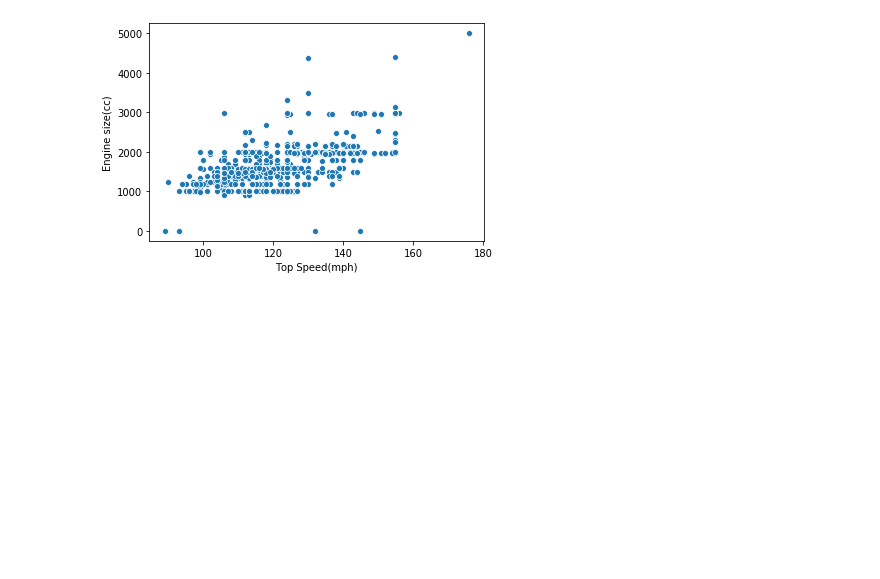
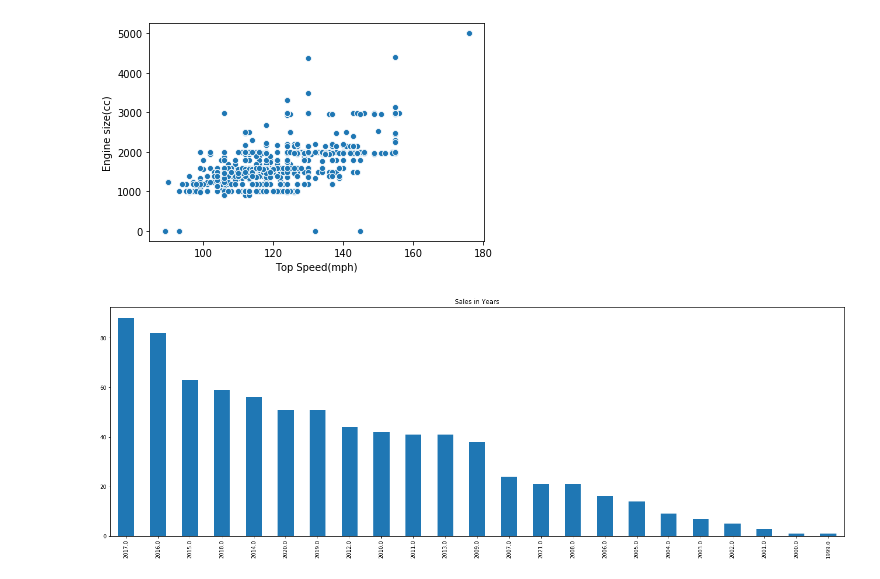
Before and after one commit to ShikharGhimire/ScrapeTheGum, a Jupyter notebook: fiveseatercars.ipynb, the cells around one changed output. Saved outputs shown, nothing was run; the diff lists cells and outputs as text; code cells hidden in the pictures; blank space fills up the shorter version.

Commit message:
working on data exploitory analysis

```diff
--- a/fiveseatercars.ipynb
+++ b/fiveseatercars.ipynb
@@ -250,6 +250,9 @@ See the caveats in the documentation: https://pandas.pydata.org/pandas-docs/stab
 # %%
 #Let's work on the insurance group. Let's just add the string 'unknown' to the missing value in insurance coloumn
 final_dataset['Insurance Group'] = final_dataset['Insurance Group'].fillna('Unknown')
+# %%
+#Let's convert year from float to integers
+final_dataset['Year'] = final_dataset['Year'].astype(int)
 # %%
 #Let's now work on the empty value of Fuel Capacity
 fuel_capacity = final_dataset[final_dataset['Fuel Capacity'].isna()]
@@ -417,0 +419,15 @@ plt.show()
+# %%
+#Let's create a function that counts the value and plots a chart
+def plotting(data,title):
+    plt.figure(figsize=(25,8))
+    counting = data.value_counts()
+    counting.plot(kind = 'bar',title = title)
+# %%
+#Let's do visual plotting on other coloumns
+#Let's check the value counts of each column
+plotting(final_dataset['Year'],'Sales in Years')
+
+#Looks like the year that sold most cars is 2017. Strangely enough the data was extracted in 2021 but there are no car
+#sold on 2018,2019,2020 and 2021 aswell
+# %% [output]
+[figure, added]
```
Also changed, not shown: parts of 8 cells of this notebook.
